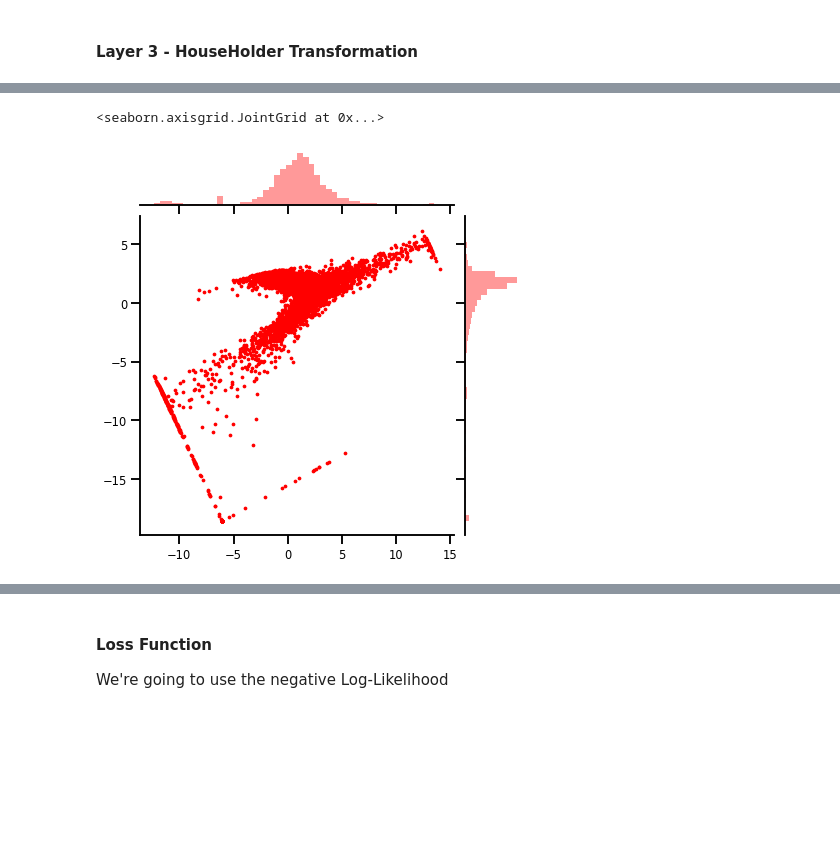
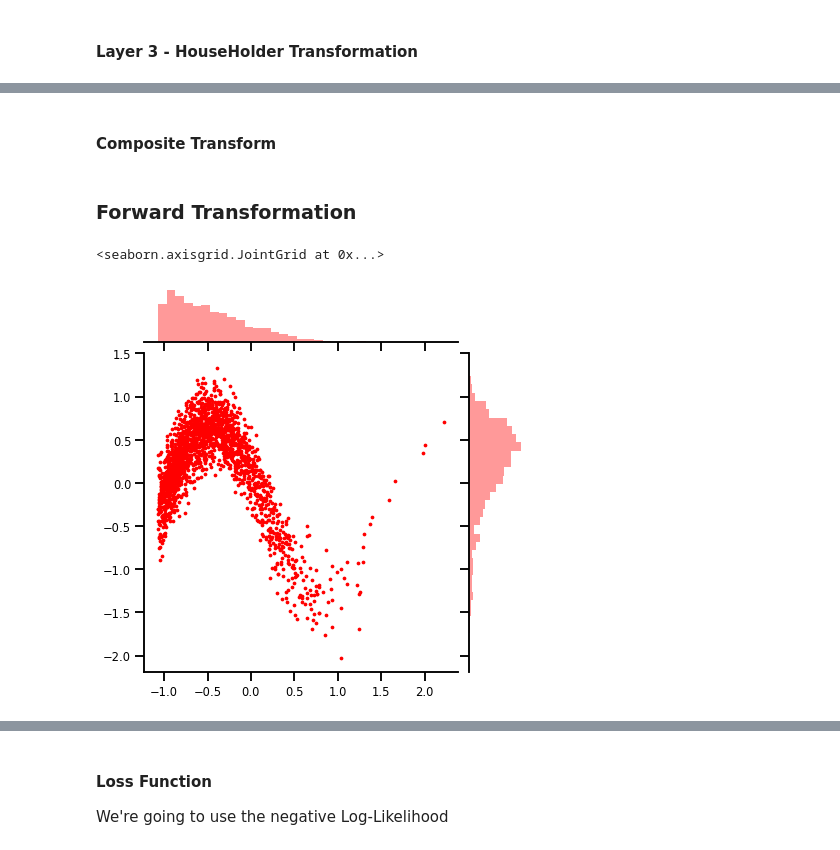
Before and after one commit to IPL-UV/rbig_jax, a Jupyter notebook: jupyterbook/content/parametric/demos/1.1_Demo_Layers.ipynb, the cells around one changed output, grey strips where cells are left out. Cells and saved outputs as stored; diff of their text form; code cells hidden in the pictures; blank space fills up the shorter version.

```diff
--- a/jupyterbook/content/parametric/demos/1.1_Demo_Layers.ipynb
+++ b/jupyterbook/content/parametric/demos/1.1_Demo_Layers.ipynb
@@ -133,0 +131,6 @@ X_l2, logabsdet = model_layer2(X_l1)
+# %%
+%%time
+
+# forward transformation
+X_l2, log_abs_det = forward_f(params, X_l1)
+X_l1_approx, _ = inverse_f(params, X_l2)
@@ -165,42 +253,53 @@ from rbig_jax.transforms.logit import Logit
 # %%
+from rbig_jax.transforms.base import CompositeTransform
+
 # model hyperparameters
 n_components = 20
 n_reflections = 2
-generator = objax.random.Generator(123)
-learn_temperature = True
 n_features = data.shape[1]
 
 
-n_layers = 4
+n_layers = 2
 
-transforms = []
+bijectors = []
 
 for _ in range(n_layers):
     # mixture gaussian cdf distribution, f:[-inf,inf] -> [0,1]
-    transforms.append(
-        MixtureGaussianCDF(n_features=n_features, n_components=n_components)
+    bijectors.append(
+        MixtureGaussianCDF(n_components=n_components)
     )
     # Logit quantile function, f:[0,1] -> [-inf,inf]
-    transforms.append(
-        Logit(learn_temperature=learn_temperature)
+    bijectors.append(
+        InverseGaussCDF()
     )
     # orthogonal rotation layer
-    transforms.append(
-        HouseHolder(n_features=n_features, n_reflections=n_reflections, generator=generator)
+    bijectors.append(
+        HouseHolder(n_reflections=n_reflections)
     )
 
-# compose all transformations into a single chain
-transform = CompositeTransform(transforms)
 
 # initialize base distribution
 base_dist = jax.scipy.stats.norm
 
-# initialize Model
-gf_model = GaussianizationFlow(n_features=n_features, bijections=transform, base_dist=base_dist)
+# # initialize Model
+# gf_model = GaussianizationFlow(n_features=n_features, bijections=transform, base_dist=base_dist)
+# %% [markdown]
+#### Composite Transform
+# %%
+# compose all transformations into a single chain
+init_func = CompositeTransform(bijectors)
+# %%
+# initialize the keys
+rng, params_rng = jax.random.split(rng, 2)
+
+# create layer
+params, forward_f, inverse_f = init_func(rng=params_rng, n_features=n_features)
+# %% [markdown]
+### Forward Transformation
 # %%
-Z, _ = gf_model(X)
+Z, _ = forward_f(params, X)
 
 sns.jointplot(Z[:, 0], Z[:, 1], s=5, color='red')
 # %% [output]
 <seaborn.axisgrid.JointGrid at 0x...>
-[figure, old version]
+[figure, new version]
```
Also changed, not shown: parts of 35 cells of this notebook, 6 other files.
